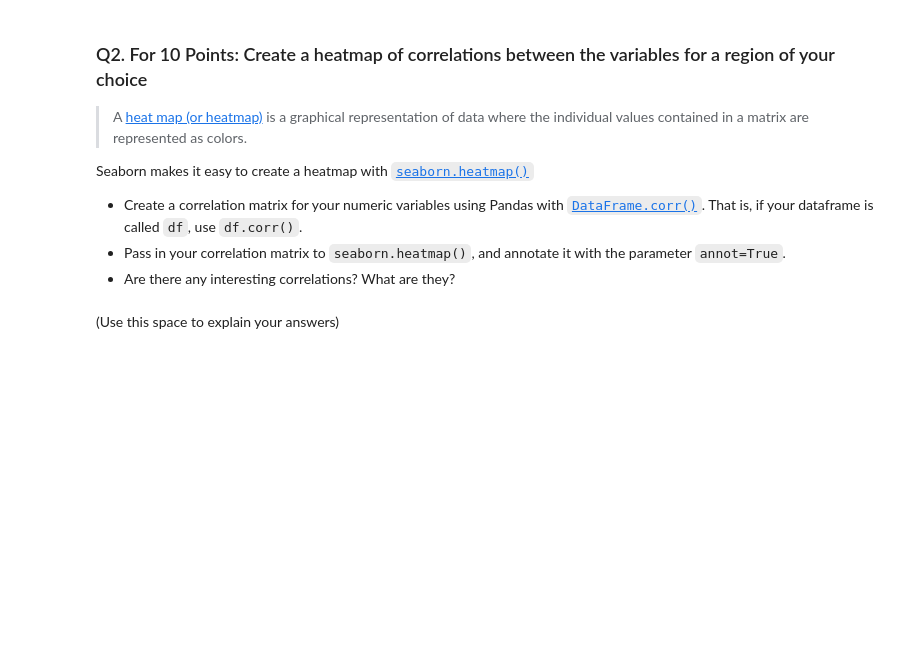
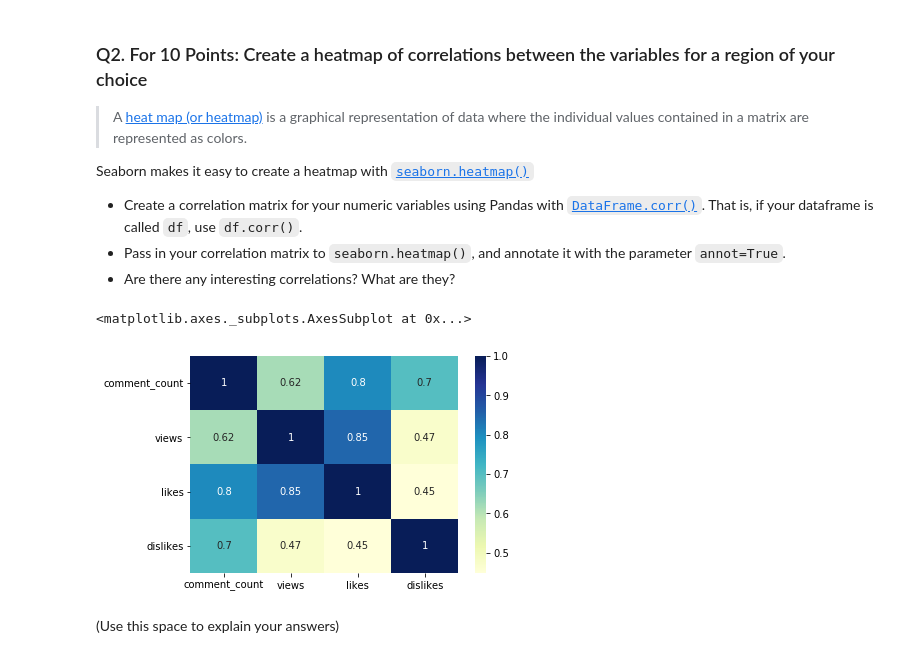
Before and after one commit to tengdann/si618, a Jupyter notebook: 618_HW4.ipynb, the cells around one changed output. Cells and saved outputs as stored; diff of their text form; code cells hidden in the pictures; blank space fills up the shorter version.

```diff
--- a/618_HW4.ipynb
+++ b/618_HW4.ipynb
@@ -88,3 +86,9 @@ Seaborn makes it easy to create a heatmap with [`seaborn.heatmap()`](https://sea
+# %%
+df_us_corr = df_us_clean.corr()
+sns.heatmap(df_us_corr, annot = True, cmap = 'YlGnBu')
+# %% [output]
+<matplotlib.axes._subplots.AxesSubplot at 0x...>
+[figure, added]
 # %% [markdown]
 (Use this space to explain your answers)
 # %% [markdown]
```
Also changed, not shown: parts of 2 cells of this notebook.
